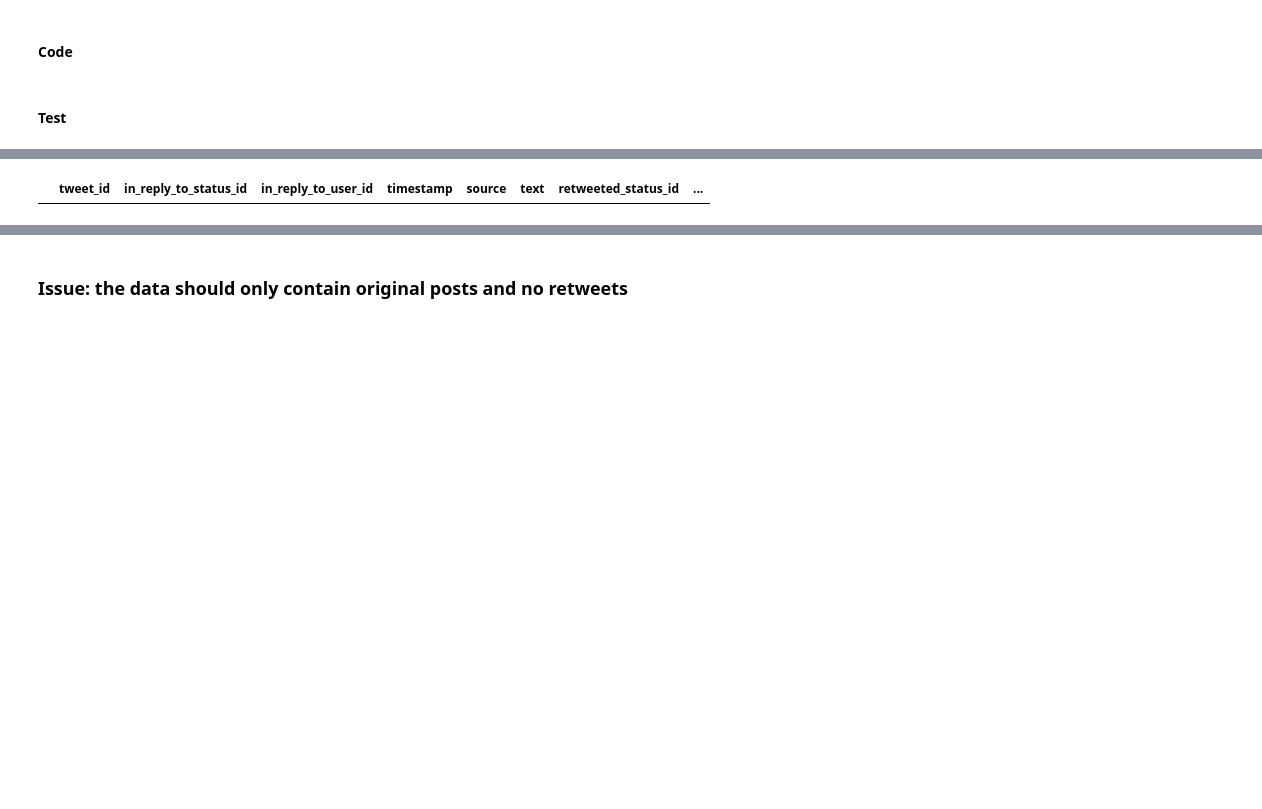
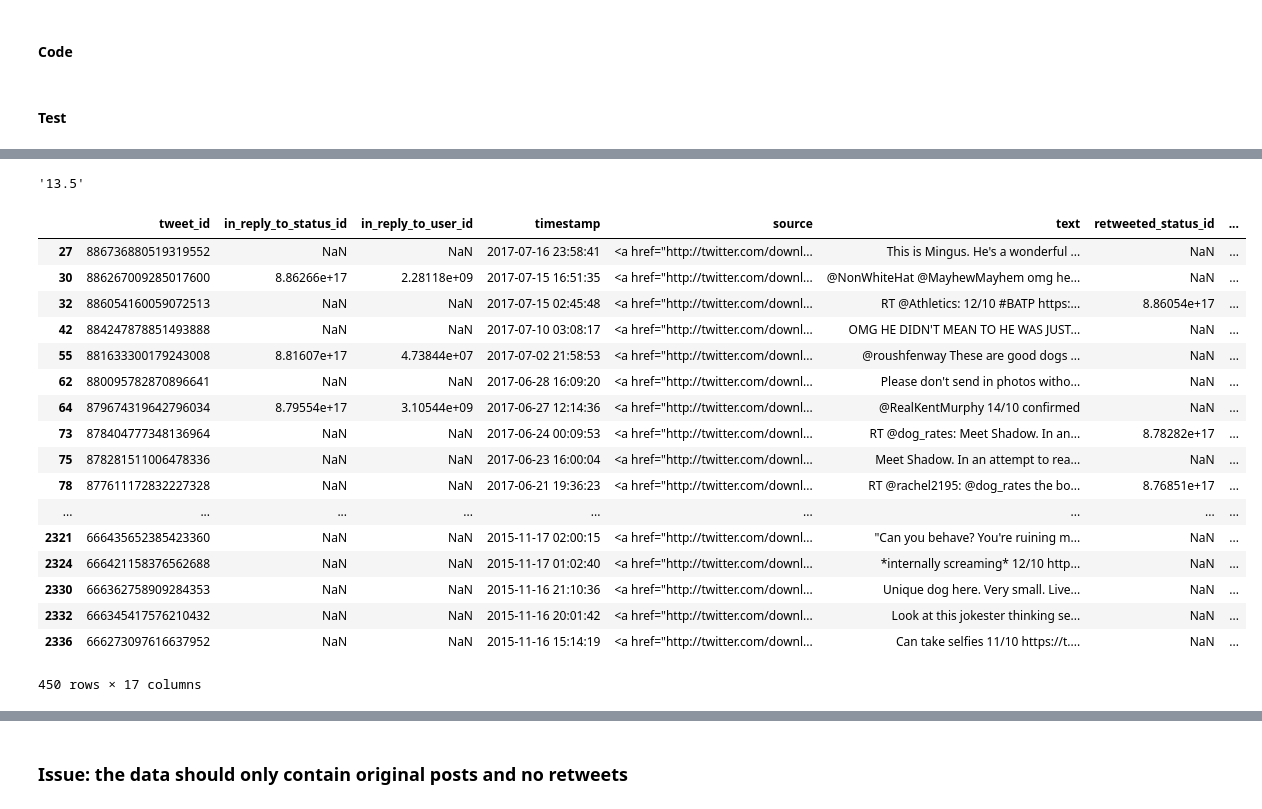
Before and after one commit to linhbellamai3/Rate-Dog-Twitter, a Jupyter notebook: wrangle_act.ipynb, the cells around one changed output, grey strips where cells are left out. Drawn from its saved outputs; the diff is of its cells as text; code cells hidden in the pictures; blank space fills up the shorter version.

```diff
--- a/wrangle_act.ipynb
+++ b/wrangle_act.ipynb
@@ -356,5 +384,12 @@ status_clean = tweet_status.copy()
 #### Code
 # %%
 tweets_clean['timestamp'] = pd.to_datetime(tweets_clean['timestamp'])
+tweets_clean['retweeted_status_timestamp'] = pd.to_datetime(tweets_clean['retweeted_status_timestamp'])
+# %%
+tweets_clean['tweet_id'] = tweets_clean['tweet_id'].astype('object')
+tweets_clean['in_reply_to_status_id'] = tweets_clean['in_reply_to_status_id'].astype('object')
+tweets_clean['in_reply_to_user_id'] = tweets_clean['in_reply_to_user_id'].astype('object')
+tweets_clean['retweeted_status_id'] = tweets_clean['retweeted_status_id'].astype('object')
+tweets_clean['retweeted_status_user_id'] = tweets_clean['retweeted_status_user_id'].astype('object')
 # %% [markdown]
 #### Test
@@ -375,6 +425,11 @@ Name: timestamp, dtype: datetime64[ns]
 # %% [markdown]
 #### Code
-# %%
-tweets_clean = tweets_clean[tweets_clean['rating_denominator'] == 10]
+# %%
+tweets_clean['rating'] = tweets_clean['text'].str.extract(r'(\.\s\d+\.?[0-9]?\/[10]+)', expand = True)
+tweets_clean['rating'] = tweets_clean['rating'].str.strip('.')
+tweets_clean['rating'] = tweets_clean['rating'].str.strip()
+tweets_clean['rating_numerator'] = tweets_clean['rating']. str.split('/', expand = True)[0]
+tweets_clean['rating_denominator'] = tweets_clean['rating']. str.split('/', expand = True)[1]
+tweets_clean = tweets_clean.drop(['rating'], axis = 1)
 # %% [markdown]
 #### Test
@@ -381,4 +445,25 @@ tweets_clean = tweets_clean[tweets_clean['rating_denominator'] == 10]
+# %%
+tweets_clean['rating_numerator'][45]
+# %% [output]
+'13.5'
 # %%
-tweets_clean[tweets_clean['rating_denominator'] != 10]
+tweets_clean[tweets_clean['rating_denominator'] != '10']
 # %% [output]
 |  | tweet_id | in_reply_to_status_id | in_reply_to_user_id | timestamp | source | text | retweeted_status_id | ... |
+| 27 | 886736880519319552 | NaN | NaN | 2017-07-16 23:58:41 | <a href="http://twitter.com/downl... | This is Mingus. He's a wonderful ... | NaN | ... |
+| 30 | 886267009285017600 | 8.86266e+17 | 2.28118e+09 | 2017-07-15 16:51:35 | <a href="http://twitter.com/downl... | @NonWhiteHat @MayhewMayhem omg he... | NaN | ... |
+| 32 | 886054160059072513 | NaN | NaN | 2017-07-15 02:45:48 | <a href="http://twitter.com/downl... | RT @Athletics: 12/10 #BATP https:... | 8.86054e+17 | ... |
+| 42 | 884247878851493888 | NaN | NaN | 2017-07-10 03:08:17 | <a href="http://twitter.com/downl... | OMG HE DIDN'T MEAN TO HE WAS JUST... | NaN | ... |
+| 55 | 881633300179243008 | 8.81607e+17 | 4.73844e+07 | 2017-07-02 21:58:53 | <a href="http://twitter.com/downl... | @roushfenway These are good dogs ... | NaN | ... |
+| 62 | 880095782870896641 | NaN | NaN | 2017-06-28 16:09:20 | <a href="http://twitter.com/downl... | Please don't send in photos witho... | NaN | ... |
+| 64 | 879674319642796034 | 8.79554e+17 | 3.10544e+09 | 2017-06-27 12:14:36 | <a href="http://twitter.com/downl... | @RealKentMurphy 14/10 confirmed | NaN | ... |
+| 73 | 878404777348136964 | NaN | NaN | 2017-06-24 00:09:53 | <a href="http://twitter.com/downl... | RT @dog_rates: Meet Shadow. In an... | 8.78282e+17 | ... |
+| 75 | 878281511006478336 | NaN | NaN | 2017-06-23 16:00:04 | <a href="http://twitter.com/downl... | Meet Shadow. In an attempt to rea... | NaN | ... |
+| 78 | 877611172832227328 | NaN | NaN | 2017-06-21 19:36:23 | <a href="http://twitter.com/downl... | RT @rachel2195: @dog_rates the bo... | 8.76851e+17 | ... |
+| ... | ... | ... | ... | ... | ... | ... | ... | ... |
+| 2321 | 666435652385423360 | NaN | NaN | 2015-11-17 02:00:15 | <a href="http://twitter.com/downl... | "Can you behave? You're ruining m... | NaN | ... |
+| 2324 | 666421158376562688 | NaN | NaN | 2015-11-17 01:02:40 | <a href="http://twitter.com/downl... | *internally screaming* 12/10 http... | NaN | ... |
+| 2330 | 666362758909284353 | NaN | NaN | 2015-11-16 21:10:36 | <a href="http://twitter.com/downl... | Unique dog here. Very small. Live... | NaN | ... |
+| 2332 | 666345417576210432 | NaN | NaN | 2015-11-16 20:01:42 | <a href="http://twitter.com/downl... | Look at this jokester thinking se... | NaN | ... |
+| 2336 | 666273097616637952 | NaN | NaN | 2015-11-16 15:14:19 | <a href="http://twitter.com/downl... | Can take selfies 11/10 https://t.... | NaN | ... |
+450 rows × 17 columns
```
Also changed, not shown: parts of 80 cells of this notebook, 1 other file.
